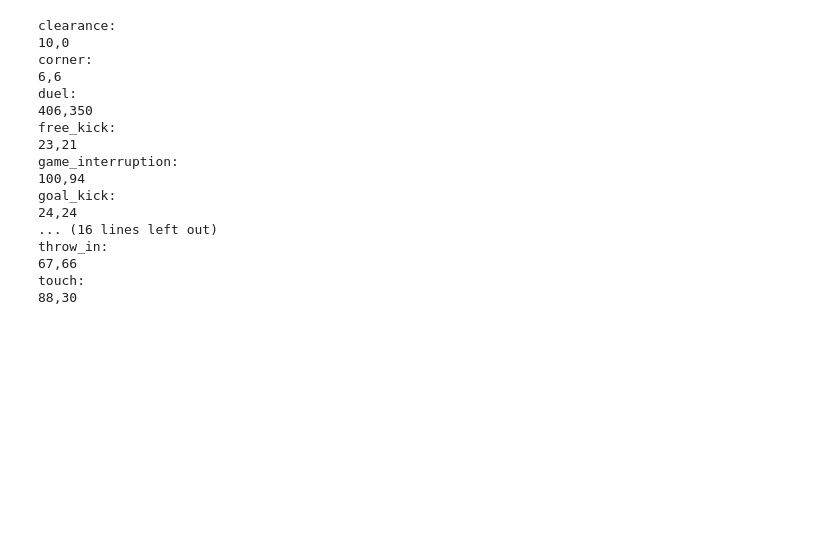
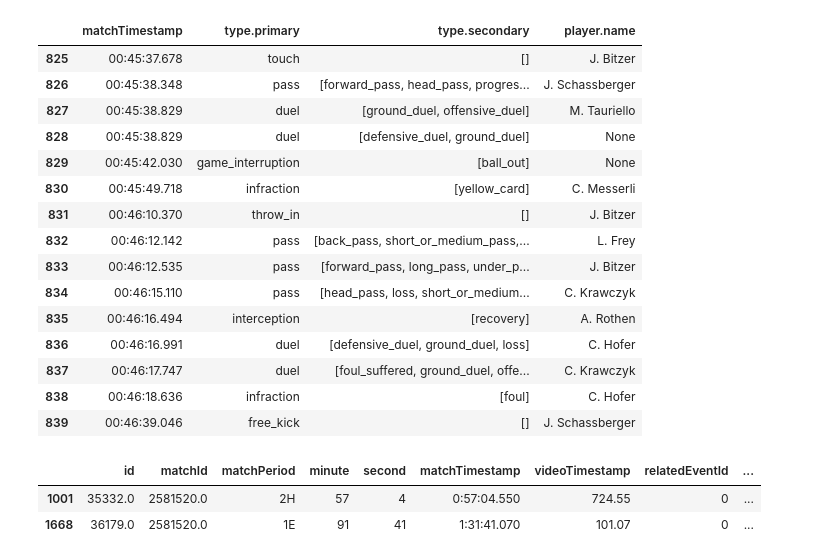
Before and after one commit to Rui1818/Instat_to_wyscout_data_transform, a Jupyter notebook: comparison.ipynb, the cells around one changed output. Cells and saved outputs as stored; diff of their text form; code cells hidden in the pictures; blank space fills up the shorter version.

```diff
--- a/comparison.ipynb
+++ b/comparison.ipynb
@@ -8,2 +6,5 @@ datapath = "data/InStat_AXA_Super_2023-06-02_Switzerland. AXA Women's Super Leag
+# %%
+datapath = "data/reference/AXA_Super_2023-05-27_Switzerland. AXA Women's Super League_Young Boys_vs_Aarau_2581520_2023-05-27_Young Boys_vs_Aarau_2581520_rawdata.xml"
+refpath = "data/reference/yb_aargau.json"
 # %%
 final_transform(datapath, 'comparisontest')
@@ -61,3 +10,0 @@ See the caveats in the documentation: https://pandas.pydata.org/pandas-docs/stab
-# %%
-refpath="data/wyscout.json"
-testpath="comparisontest.json"
@@ -133,3 +110,20 @@ secondary_list=[
 # %%
-dfref[['matchTimestamp','type.primary', 'type.secondary', 'player.name', 'matchPeriod']].iloc[:20]
+dfref[['matchTimestamp','type.primary', 'type.secondary', 'player.name']].iloc[825:840]
+# %% [output]
+|  | matchTimestamp | type.primary | type.secondary | player.name |
+| 825 | 00:45:37.678 | touch | [] | J. Bitzer |
+| 826 | 00:45:38.348 | pass | [forward_pass, head_pass, progres... | J. Schassberger |
+| 827 | 00:45:38.829 | duel | [ground_duel, offensive_duel] | M. Tauriello |
+| 828 | 00:45:38.829 | duel | [defensive_duel, ground_duel] | None |
+| 829 | 00:45:42.030 | game_interruption | [ball_out] | None |
+| 830 | 00:45:49.718 | infraction | [yellow_card] | C. Messerli |
+| 831 | 00:46:10.370 | throw_in | [] | J. Bitzer |
+| 832 | 00:46:12.142 | pass | [back_pass, short_or_medium_pass,... | L. Frey |
+| 833 | 00:46:12.535 | pass | [forward_pass, long_pass, under_p... | J. Bitzer |
+| 834 | 00:46:15.110 | pass | [head_pass, loss, short_or_medium... | C. Krawczyk |
+| 835 | 00:46:16.494 | interception | [recovery] | A. Rothen |
+| 836 | 00:46:16.991 | duel | [defensive_duel, ground_duel, loss] | C. Hofer |
+| 837 | 00:46:17.747 | duel | [foul_suffered, ground_duel, offe... | C. Krawczyk |
+| 838 | 00:46:18.636 | infraction | [foul] | C. Hofer |
+| 839 | 00:46:39.046 | free_kick | [] | J. Schassberger |
 # %%
@@ -142,2 +131,9 @@ drefint[['matchTimestamp','type.primary','type.secondary']].iloc[:20]
+# %%
+filtered_df = dftest[dftest['type.secondary'].apply(lambda x: 'yellow_card' in x)]
+filtered_df
+# %% [output]
+|  | id | matchId | matchPeriod | minute | second | matchTimestamp | videoTimestamp | relatedEventId | ... |
+| 1001 | 35332.0 | 2581520.0 | 2H | 57 | 4 | 0:57:04.550 | 724.55 | 0 | ... |
+| 1668 | 36179.0 | 2581520.0 | 1E | 91 | 41 | 1:31:41.070 | 101.07 | 0 | ... |
 # %%
 count_secondary(dfref, dftest)
@@ -164,20 +140,2 @@ def count_primary(df, test):
 # %%
 count_primary(dfref,dftest)
-# %% [output]
-clearance:
-10,0
-corner:
-6,6
-duel:
-406,350
-free_kick:
-23,21
-game_interruption:
-100,94
-goal_kick:
-24,24
-... (16 lines left out)
-throw_in:
-67,66
-touch:
-88,30
```
Also changed, not shown: parts of 14 cells of this notebook, 5 other files.
